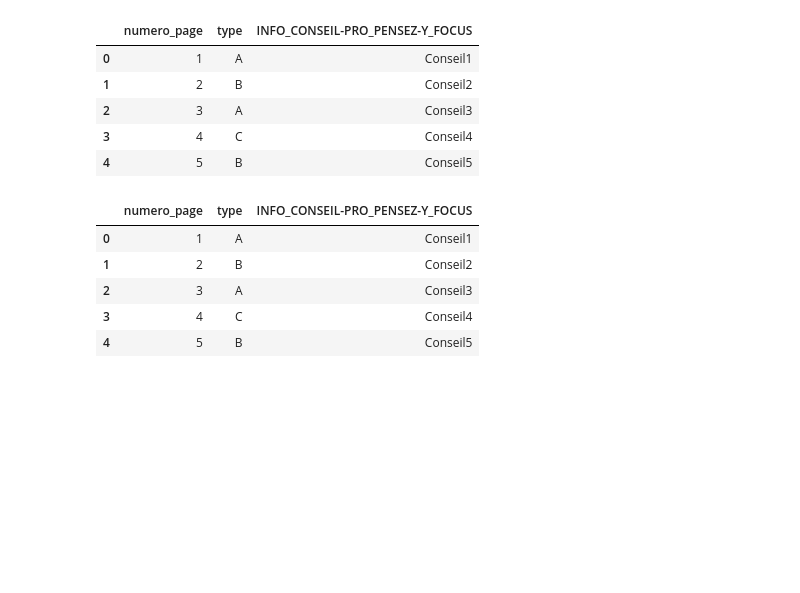
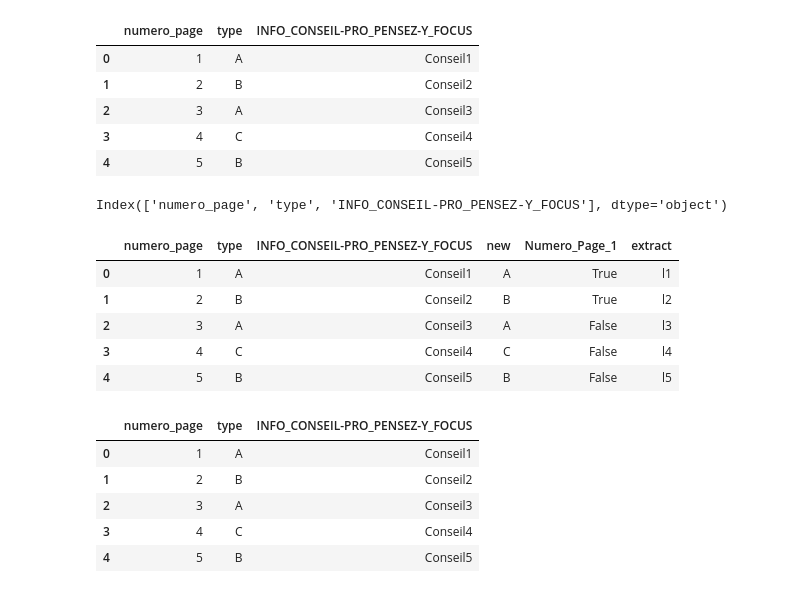
Before and after one commit to tanouar/Notebooks, a Jupyter notebook: example.ipynb, the cells around one changed output. Saved outputs shown, nothing was run; the diff lists cells and outputs as text; code cells hidden in the pictures; blank space fills up the shorter version.

```diff
--- a/example.ipynb
+++ b/example.ipynb
@@ -18,6 +18,28 @@ df.head()
 | 2 | 3 | A | Conseil3 |
 | 3 | 4 | C | Conseil4 |
 | 4 | 5 | B | Conseil5 |
+# %%
+df.columns
+# %% [output]
+Index(['numero_page', 'type', 'INFO_CONSEIL-PRO_PENSEZ-Y_FOCUS'], dtype='object')
+# %%
+df1=df[['numero_page', 'type']]
+df2=df[['numero_page', 'INFO_CONSEIL-PRO_PENSEZ-Y_FOCUS']]
+# %%
+df_all = pd.merge(df1, df2, on='numero_page', how='inner')
+df_all['new'] = df['type']
+df_all['Numero_Page_1'] = df_all['numero_page'].isin([1, 2])
+df_all.type.apply(lambda x: x=='A') # c'est pour savoir si la colonne contient A
+df_all['Numero_Page_1'] = df_all['numero_page'].isin([1, 2])
+df_all['extract'] = df_all['INFO_CONSEIL-PRO_PENSEZ-Y_FOCUS'].apply(lambda x: x[-2:])
+df_all
+# %% [output]
+|  | numero_page | type | INFO_CONSEIL-PRO_PENSEZ-Y_FOCUS | new | Numero_Page_1 | extract |
+| 0 | 1 | A | Conseil1 | A | True | l1 |
+| 1 | 2 | B | Conseil2 | B | True | l2 |
+| 2 | 3 | A | Conseil3 | A | False | l3 |
+| 3 | 4 | C | Conseil4 | C | False | l4 |
+| 4 | 5 | B | Conseil5 | B | False | l5 |
 # %%
 domtom = df
 
```
Also changed, not shown: parts of 7 cells of this notebook, 4 other files.
